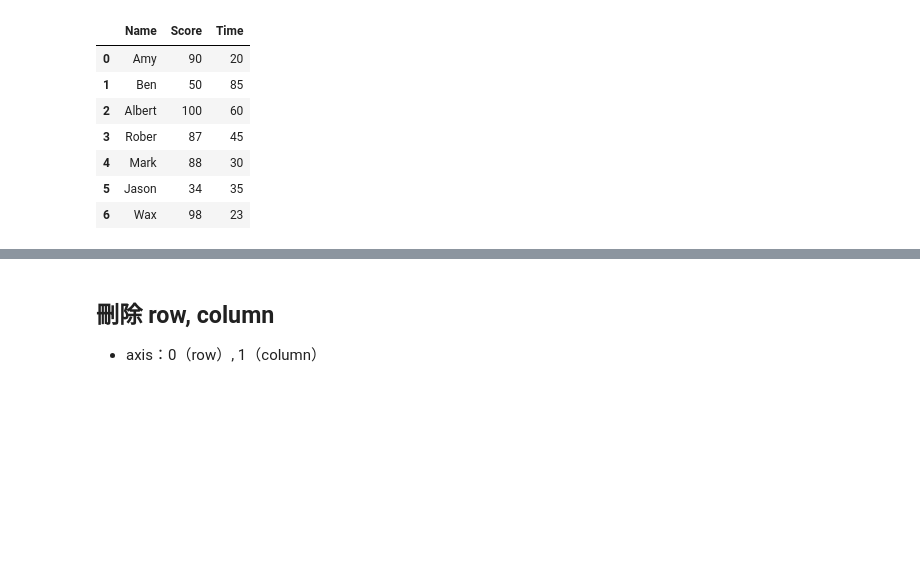
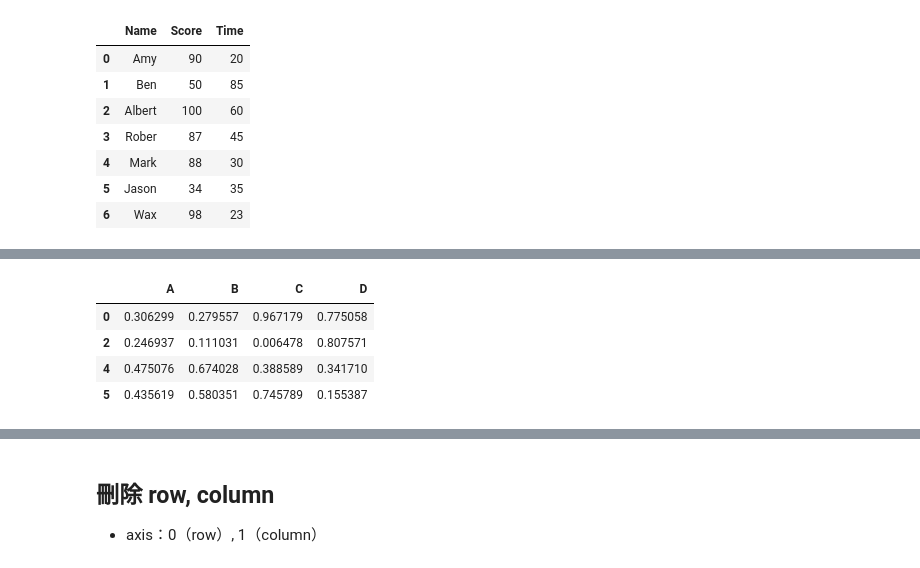
Before and after one commit to shanghungshih/notes, a Jupyter notebook: Pandas.ipynb, the cells around one changed output, grey strips where cells are left out. Cells and saved outputs as stored; diff of their text form; code cells hidden in the pictures; blank space fills up the shorter version.

```diff
--- a/Pandas.ipynb
+++ b/Pandas.ipynb
@@ -328,0 +358,10 @@ df2
+# %%
+# drop na
+
+df_test.dropna(how='any', inplace=False)
+# %% [output]
+|  | A | B | C | D |
+| 0 | 0.306299 | 0.279557 | 0.967179 | 0.775058 |
+| 2 | 0.246937 | 0.111031 | 0.006478 | 0.807571 |
+| 4 | 0.475076 | 0.674028 | 0.388589 | 0.341710 |
+| 5 | 0.435619 | 0.580351 | 0.745789 | 0.155387 |
```
Also changed, not shown: parts of 7 cells of this notebook.
